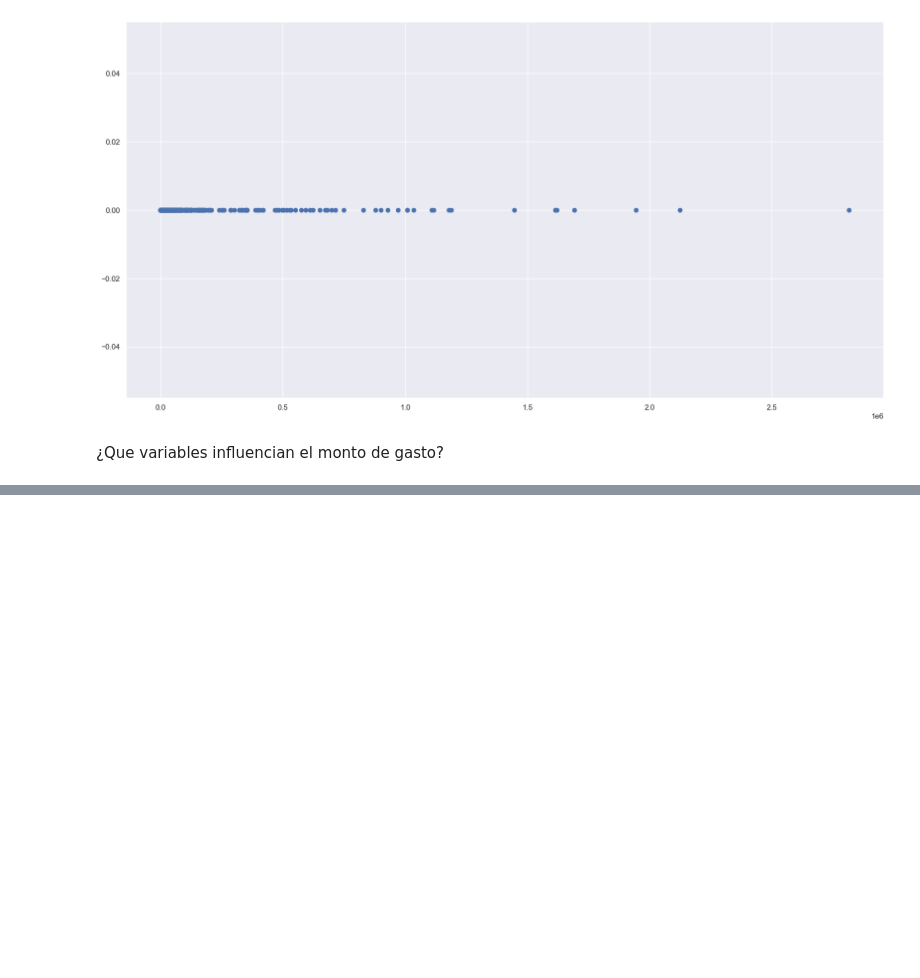
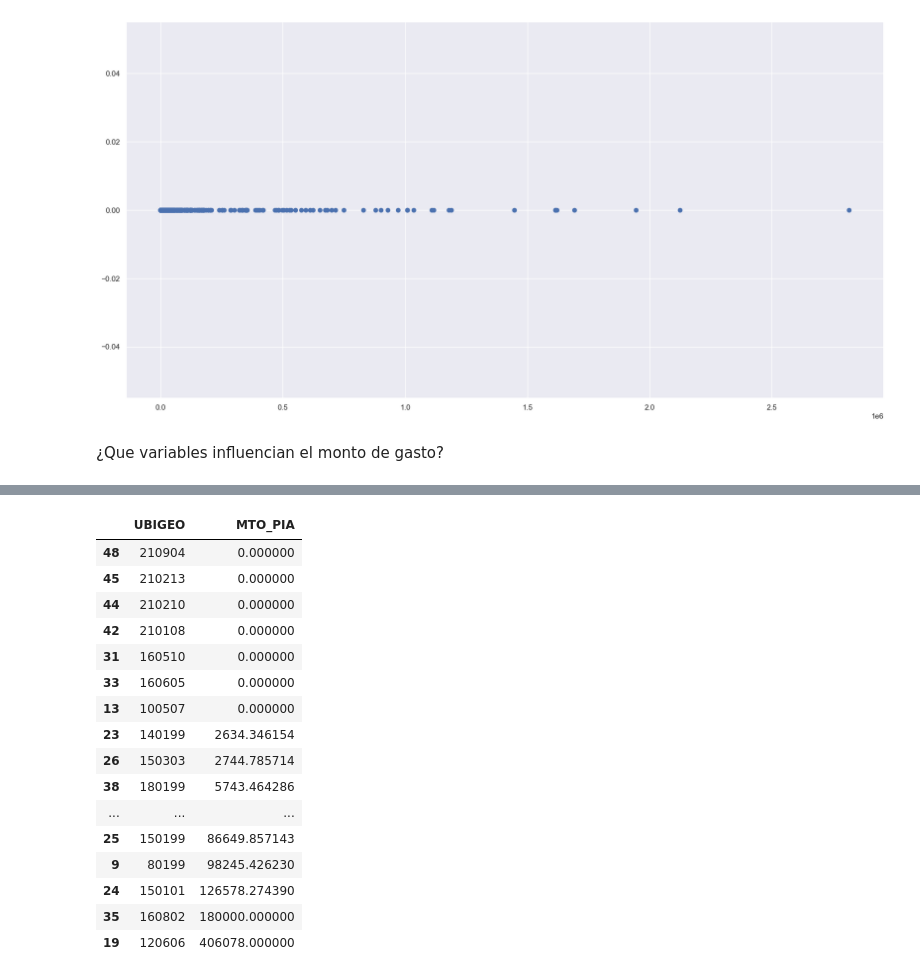
Before and after one commit to Skinde/ML_ministerio_desarollo, a Jupyter notebook: visualizacion.ipynb, the cells around one changed output, grey strips where cells are left out. Saved outputs shown, nothing was run; the diff lists cells and outputs as text; code cells hidden in the pictures; blank space fills up the shorter version.

```diff
--- a/visualizacion.ipynb
+++ b/visualizacion.ipynb
@@ -316,0 +374,21 @@ results_df[results_df['MTO_PIA'] != 0].sort_values('MTO_PIA')
+# %%
+results_2_df = train_data_df.groupby('UBIGEO', as_index=False)['MTO_PIA'].mean()
+results_2_df[results_df['MTO_PIA'] != 0].sort_values('MTO_PIA')
+# %% [output]
+|  | UBIGEO | MTO_PIA |
+| 48 | 210904 | 0.000000 |
+| 45 | 210213 | 0.000000 |
+| 44 | 210210 | 0.000000 |
+| 42 | 210108 | 0.000000 |
+| 31 | 160510 | 0.000000 |
+| 33 | 160605 | 0.000000 |
+| 13 | 100507 | 0.000000 |
+| 23 | 140199 | 2634.346154 |
+| 26 | 150303 | 2744.785714 |
+| 38 | 180199 | 5743.464286 |
+| ... | ... | ... |
+| 25 | 150199 | 86649.857143 |
+| 9 | 80199 | 98245.426230 |
+| 24 | 150101 | 126578.274390 |
+| 35 | 160802 | 180000.000000 |
+| 19 | 120606 | 406078.000000 |
```
Also changed, not shown: parts of 21 cells of this notebook.
